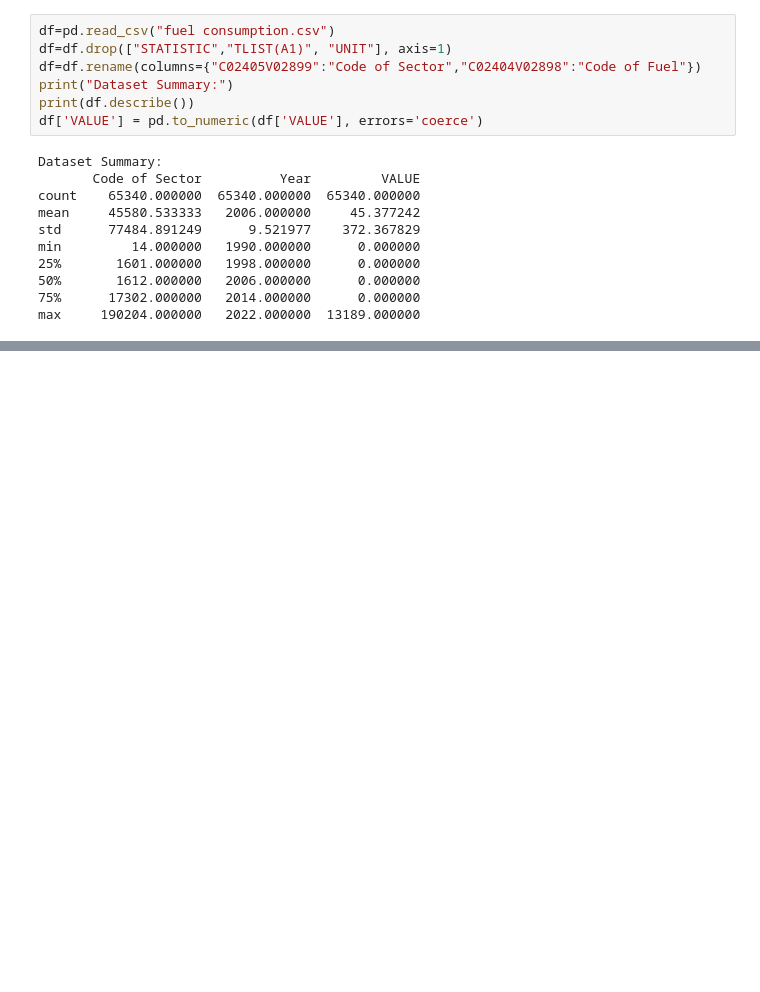
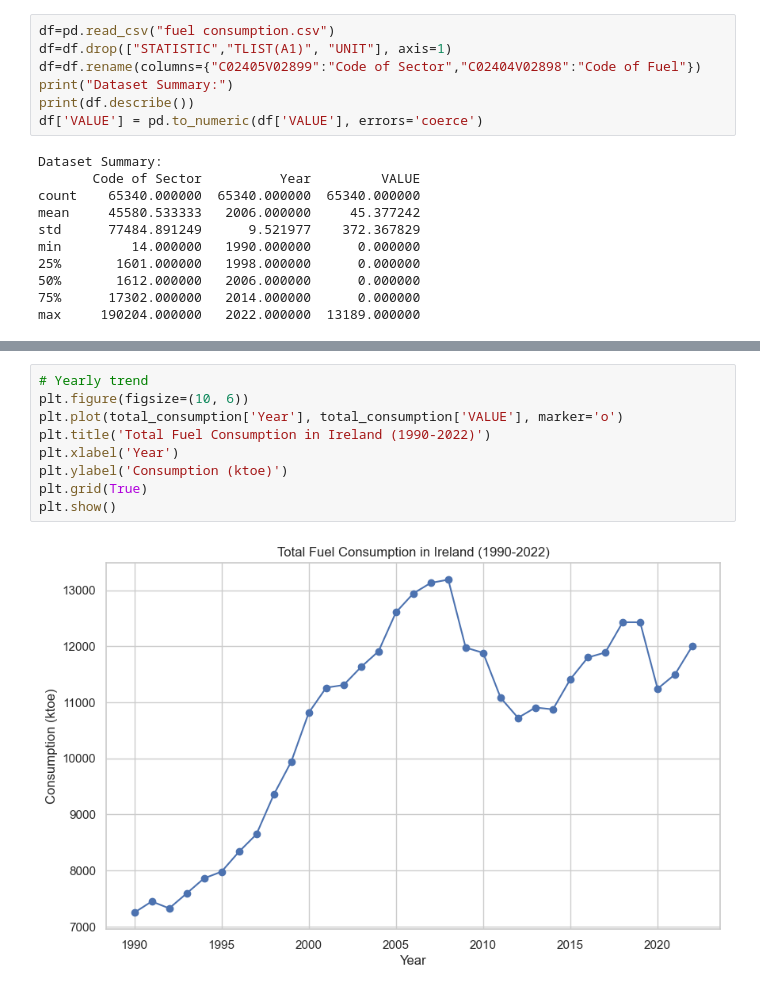
Before and after one commit to Zayaa0404/CA2, a Jupyter notebook: fuel.ipynb, the cells around one changed output, grey strips where cells are left out. Saved outputs shown, nothing was run; the diff lists cells and outputs as text; blank space fills up the shorter version.

```diff
--- a/fuel.ipynb
+++ b/fuel.ipynb
@@ -193,0 +240,11 @@ max     190204.000000   2022.000000  13189.000000
+# %%
+# Yearly trend
+plt.figure(figsize=(10, 6))
+plt.plot(total_consumption['Year'], total_consumption['VALUE'], marker='o')
+plt.title('Total Fuel Consumption in Ireland (1990-2022)')
+plt.xlabel('Year')
+plt.ylabel('Consumption (ktoe)')
+plt.grid(True)
+plt.show()
+# %% [output]
+[figure, added]
```
Also changed, not shown: parts of 18 cells of this notebook.
